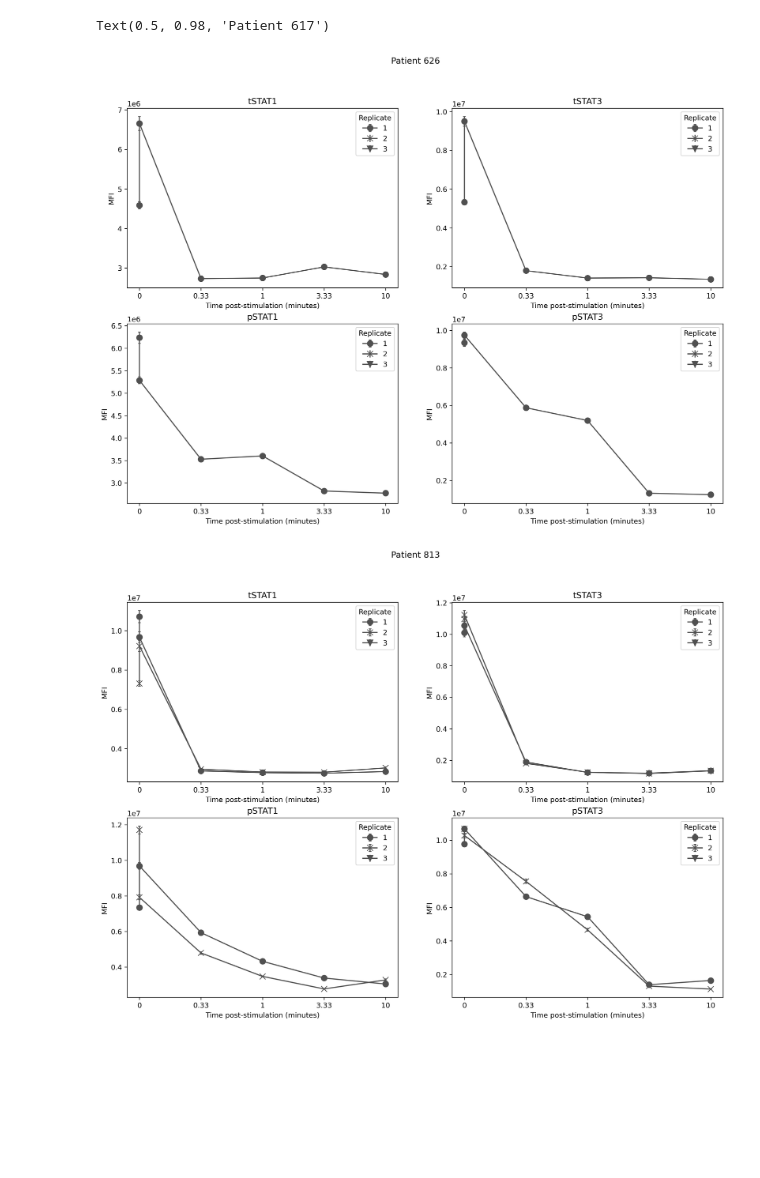
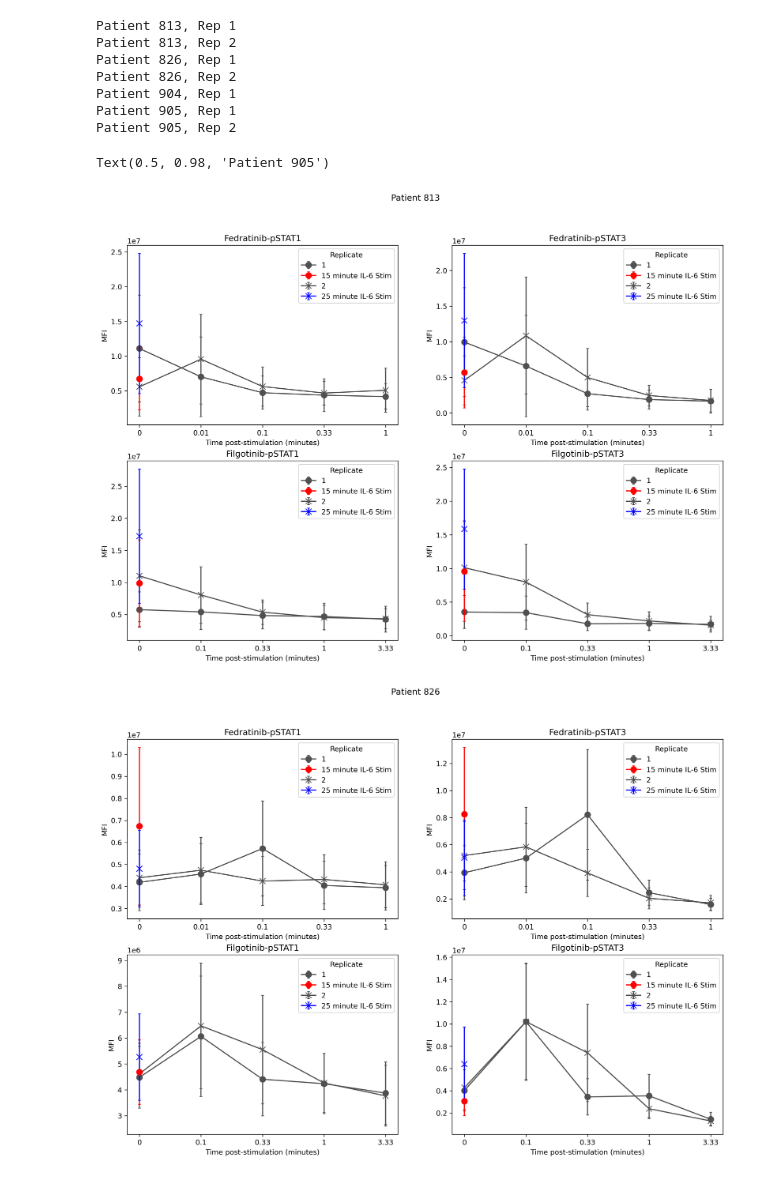
Before and after one commit to LarkinIt/visIF, a Jupyter notebook: code/hardcoded_visualization.ipynb, the cells around one changed output. Saved outputs shown, nothing was run; the diff lists cells and outputs as text; code cells hidden in the pictures; blank space fills up the shorter version.

```diff
--- a/code/hardcoded_visualization.ipynb
+++ b/code/hardcoded_visualization.ipynb
@@ -343,17 +137,20 @@ color = "#505050"
 fig1, axs1 = plt.subplots(2,2, figsize=(15,10), dpi=300)
 fig2, axs2 = plt.subplots(2,2, figsize=(15,10), dpi=300)
 fig3, axs3 = plt.subplots(2,2, figsize=(15,10), dpi=300)
+fig4, axs4 = plt.subplots(2,2, figsize=(15,10), dpi=300)
 
 # Select tSTAT measurement
 df = og_df[(og_df["STAT"] == "Fedra")]
 
-for pat, cur_axs in zip(df["PatientId"].unique(), [axs1, axs2, axs3]):
+for pat, cur_axs in zip(df["PatientId"].unique(), [axs1, axs2, axs3, axs4]):
 	# Plot tSTATs from first scan
 	stat1_ax = cur_axs[0][0]
 	stat3_ax = cur_axs[0][1]
 	#for il6 in df["IL-6 Concentration"].unique():
 	for rep in df["Replicate"].unique():
 		select_df = df.loc[(df["PatientId"] == pat) & (df["Replicate"]== rep)]
+		if select_df.empty:
+			continue;
 		stat1_ax.errorbar(x=select_df["Time"], y=select_df["STAT1 Mean"], yerr=select_df["STAT1 SEM"],
 					marker=replicate_to_marker[rep], ms=ms, color=color,
 					ls="-", label=f"{rep}", capsize=2)
@@ -361,56 +158,95 @@ for pat, cur_axs in zip(df["PatientId"].unique(), [axs1, axs2, axs3]):
 		stat3_ax.errorbar(x=select_df["Time"], y=select_df["STAT3 Mean"], yerr=select_df["STAT3 SEM"],
 					marker=replicate_to_marker[rep], ms=ms, color=color,
 					ls="-", label=f"{rep}", capsize=2)
+		if rep == 1 and pat != 904:
+			# get the first row
+			special = select_df.iloc[0, :]
+
+			stat1_ax.errorbar(special["Time"], special["STAT1 Mean"], yerr=special["STAT1 SEM"], marker=replicate_to_marker[rep], ms=ms, color="red",
+					label=f"15 minute IL-6 Stim", capsize=2, zorder=3)
+			stat3_ax.errorbar(special["Time"], special["STAT3 Mean"], yerr=special["STAT3 SEM"], marker=replicate_to_marker[rep], ms=ms, color="red",
+					label=f"15 minute IL-6 Stim", capsize=2, zorder=3)
+		elif rep == 2 and pat != 904:
+			# get the first row
+			special = select_df.iloc[0, :]
+
+			stat1_ax.errorbar(special["Time"], special["STAT1 Mean"], yerr=special["STAT1 SEM"], marker=replicate_to_marker[rep], ms=ms, color="blue",
+					label=f"25 minute IL-6 Stim", capsize=2, zorder=3)
+			stat3_ax.errorbar(special["Time"], special["STAT3 Mean"], yerr=special["STAT3 SEM"], marker=replicate_to_marker[rep], ms=ms, color="blue",
+					label=f"25 minute IL-6 Stim", capsize=2, zorder=3)
 	stat1_ax.set_ylabel("MFI")
 	stat1_ax.set_xlabel("Time post-stimulation (minutes)")
 	stat1_ax.legend(title="Replicate")
-	stat1_ax.set_title("tSTAT1")
+	stat1_ax.set_title("Fedratinib-pSTAT1")
 	stat3_ax.set_ylabel("MFI")
 	stat3_ax.set_xlabel("Time post-stimulation (minutes)")
 	stat3_ax.legend(title="Replicate")
-	stat3_ax.set_title("tSTAT3")
-	if manual_ylim:
-		stat1_ax.set_ylim(*ylims[0][0])
-		stat3_ax.set_ylim(*ylims[0][1])
+	stat3_ax.set_title("Fedratinib-pSTAT3")
 
 
 # Select pSTAT measurement
 df = og_df[og_df["STAT"] == "Filgo"]
 
-for pat, cur_axs in zip(df["PatientId"].unique(), [axs1, axs2, axs3]):
+for pat, cur_axs in zip(df["PatientId"].unique(), [axs1, axs2, axs3, axs4]):
 	# Plot tSTATs from first scan
 	stat1_ax = cur_axs[1][0]
 	stat3_ax = cur_axs[1][1]
 	#for il6 in df["IL-6 Concentration"].unique():
 	for rep in df["Replicate"].unique():
 		select_df = df.loc[(df["PatientId"] == pat) & (df["Replicate"] == rep)]
+		if select_df.empty:
+			continue
 		stat1_ax.errorbar(x=select_df["Time"], y=select_df["STAT1 Mean"], yerr=select_df["STAT1 SEM"],
 					marker=replicate_to_marker[rep], ms=ms, color=color,
 					ls="-", label=f"{rep}", capsize=2)
 
 		stat3_ax.errorbar(x=select_df["Time"], y=select_df["STAT3 Mean"], yerr=select_df["STAT3 SEM"],
 					marker=replicate_to_marker[rep], ms=ms, color=color,
 					ls="-", label=f"{rep}", capsize=2)
+		print(f"Patient {pat}, Rep {rep}")
+		if rep == 1 and pat != 904:
+			# get the first row
+			special = select_df.iloc[0, :]
+
+			stat1_ax.errorbar(special["Time"], special["STAT1 Mean"], yerr=special["STAT1 SEM"], marker=replicate_to_marker[rep], ms=ms, color="red",
+					label=f"15 minute IL-6 Stim", capsize=2, zorder=3)
+			stat3_ax.errorbar(special["Time"], special["STAT3 Mean"], yerr=special["STAT3 SEM"], marker=replicate_to_marker[rep], ms=ms, color="red",
+					label=f"15 minute IL-6 Stim", capsize=2, zorder=3)
+		elif rep == 2 and pat != 904:
+			# get the first row
+			special = select_df.iloc[0, :]
+
+			stat1_ax.errorbar(special["Time"], special["STAT1 Mean"], yerr=special["STAT1 SEM"], marker=replicate_to_marker[rep], ms=ms, color="blue",
+					label=f"25 minute IL-6 Stim", capsize=2, zorder=3)
+			stat3_ax.errorbar(special["Time"], special["STAT3 Mean"], yerr=special["STAT3 SEM"], marker=replicate_to_marker[rep], ms=ms, color="blue",
+					label=f"25 minute IL-6 Stim", capsize=2, zorder=3)
 	stat1_ax.set_ylabel("MFI")
 	stat1_ax.set_xlabel("Time post-stimulation (minutes)")
 	stat1_ax.legend(title="Replicate")
-	stat1_ax.set_title("pSTAT1")
+	stat1_ax.set_title("Filgotinib-pSTAT1")
 	stat3_ax.set_ylabel("MFI")
 	stat3_ax.set_xlabel("Time post-stimulation (minutes)")
 	stat3_ax.legend(title="Replicate")
-	stat3_ax.set_title("pSTAT3")
-	if manual_ylim:
-		stat1_ax.set_ylim(*ylims[1][0])
-		stat3_ax.set_ylim(*ylims[1][1])
+	stat3_ax.set_title("Filgotinib-pSTAT3")
+
 
 id1 = df["PatientId"].unique()[0]
 id2 = df["PatientId"].unique()[1]
 id3 = df["PatientId"].unique()[2]
+id4 = df["PatientId"].unique()[3]
 
 fig1.suptitle(f"Patient {id1}")
 fig2.suptitle(f"Patient {id2}");
 fig3.suptitle(f"Patient {id3}")
+fig4.suptitle(f"Patient {id4}")
 # %% [output]
-Text(0.5, 0.98, 'Patient 617')
+Patient 813, Rep 1
+Patient 813, Rep 2
+Patient 826, Rep 1
+Patient 826, Rep 2
+Patient 904, Rep 1
+Patient 905, Rep 1
+Patient 905, Rep 2
+Text(0.5, 0.98, 'Patient 905')
-[figure, old version]
+[figure, new version]
-[figure, old version]
+[figure, new version]
```
Also changed, not shown: parts of 6 cells of this notebook.
